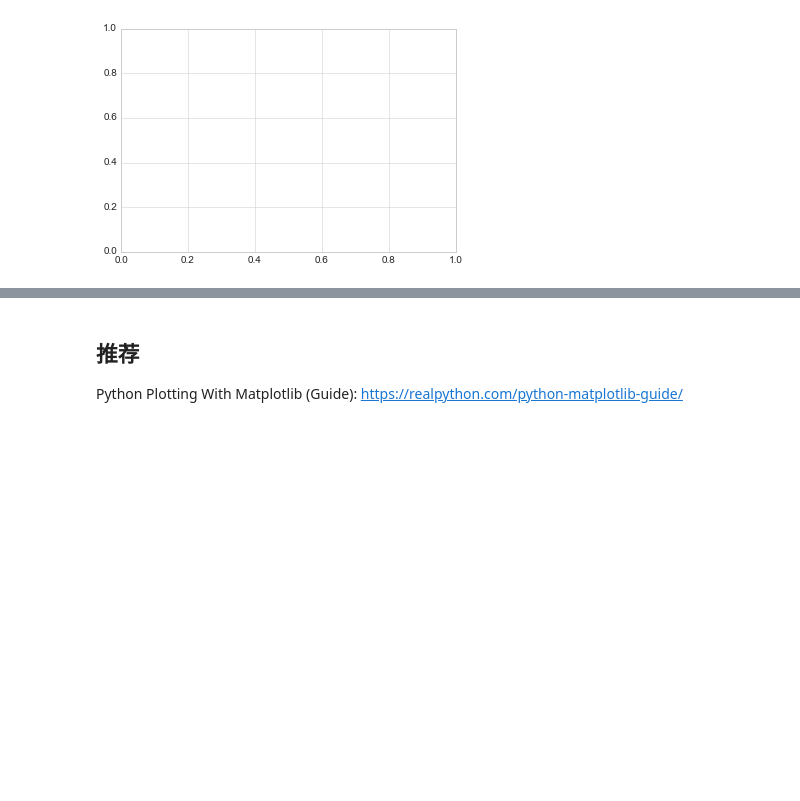
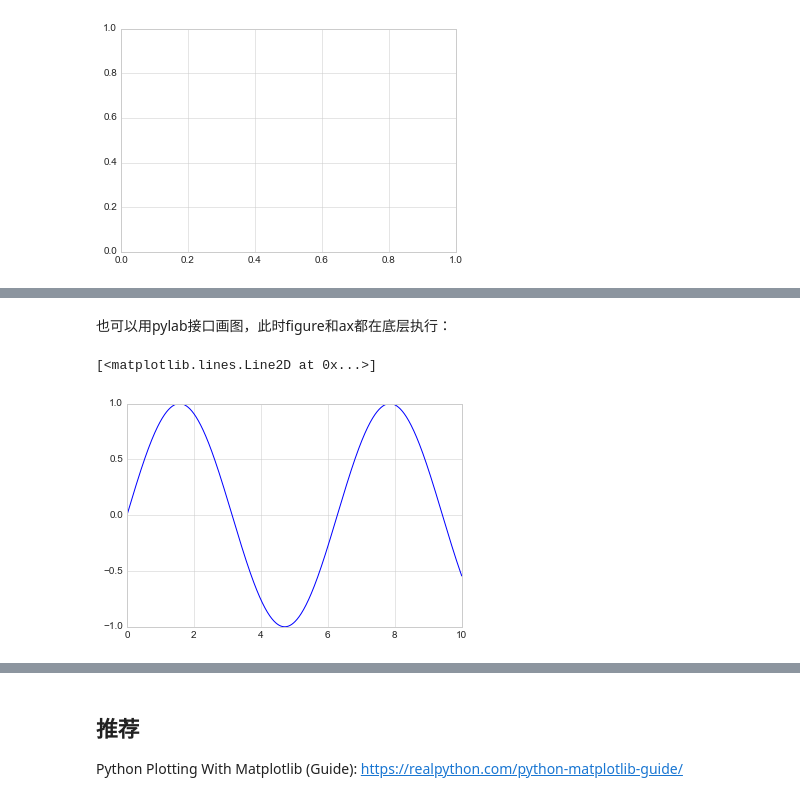
Before and after one commit to AndyFree96/Awesome-Notes, a Jupyter notebook: Books/Python数据科学手册/4.Matplotlib可视化.ipynb, the cells around one changed output, grey strips where cells are left out. Drawn from its saved outputs; the diff is of its cells as text; code cells hidden in the pictures; blank space fills up the shorter version.

```diff
--- a/Books/Python数据科学手册/4.Matplotlib可视化.ipynb
+++ b/Books/Python数据科学手册/4.Matplotlib可视化.ipynb
@@ -108,0 +123,7 @@ plt.gca()
+# %% [markdown]
+也可以用pylab接口画图，此时figure和ax都在底层执行：
+# %%
+plt.plot(x, np.sin(x))
+# %% [output]
+[<matplotlib.lines.Line2D at 0x...>]
+[figure, added]
```
Also changed, not shown: parts of 19 cells of this notebook, 1 other file.
